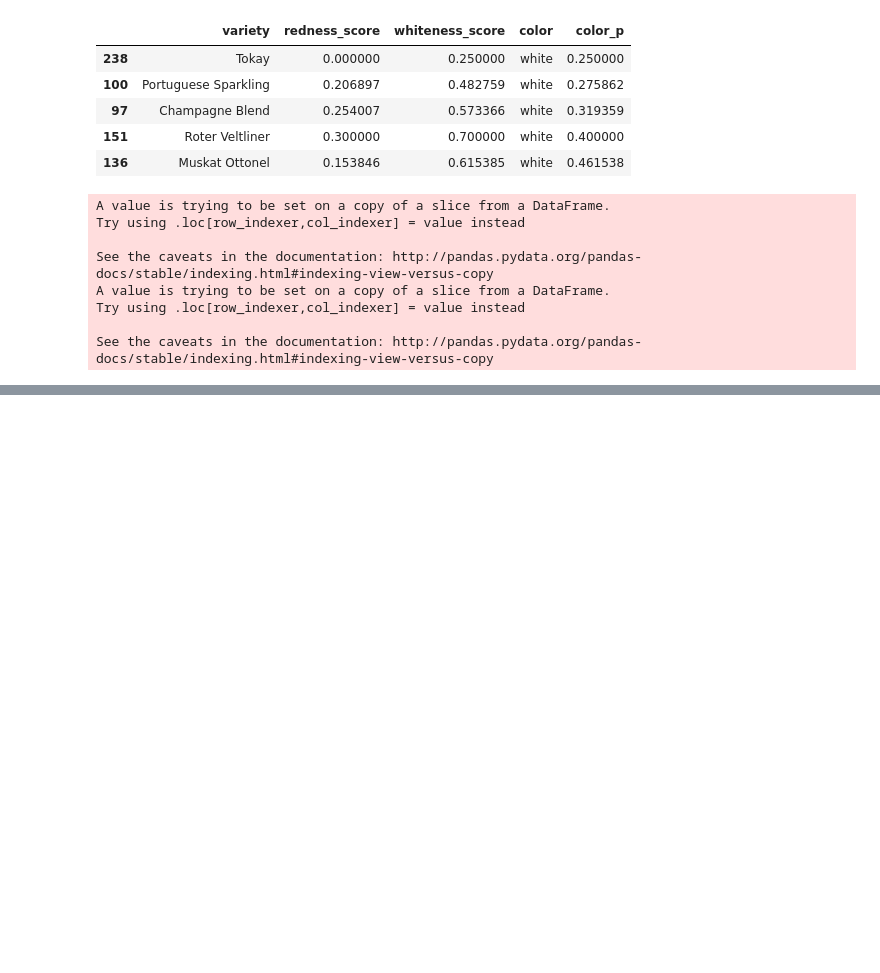
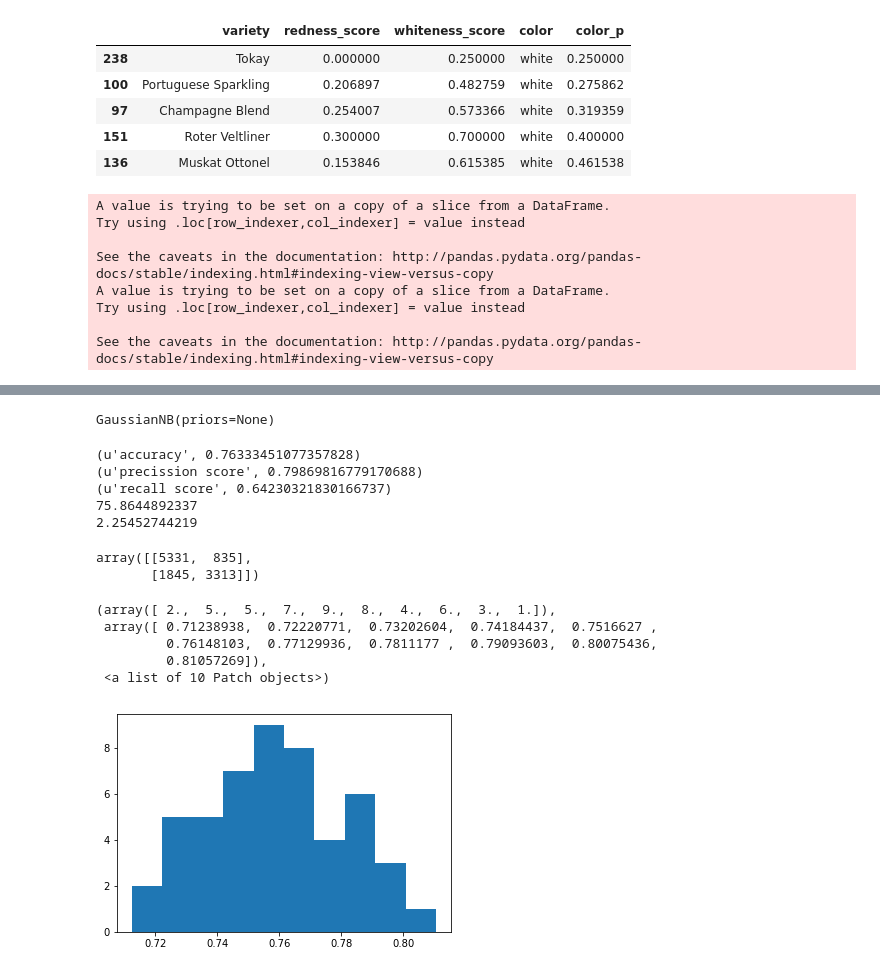
Before and after one commit to pavlafuxova/TFM, a Jupyter notebook: bag_of_words_classifier.ipynb, the cells around one changed output, grey strips where cells are left out. Cells and saved outputs as stored; diff of their text form; code cells hidden in the pictures; blank space fills up the shorter version.

Commit message:
Naive Bayes classifier algorithm

```diff
--- a/bag_of_words_classifier.ipynb
+++ b/bag_of_words_classifier.ipynb
@@ -236,0 +282,15 @@ wine_r['description'] = wine_r['description'].str.lower()
+# %%
+X_test = vectorizer.transform(X_test)
+transformer.fit(X_test)
+X_test = transformer.transform(X_test) # convert to tfidf
+# %%
+X_train = vectorizer.transform(X_train)
+transformer.fit(X_train)
+X_train = transformer.transform(X_train) # convert to tfidf
+# %%
+from sklearn.naive_bayes import GaussianNB
+clf_NB = GaussianNB()
+# %%
+clf_NB.fit(X_train.toarray(),y_train)
+# %% [output]
+GaussianNB(priors=None)
@@ -236,0 +301,17 @@ wine_r['description'] = wine_r['description'].str.lower()
+# %%
+print("accuracy",accuracy_score(clf_NB.predict(X_test.toarray()),y_test))
+print("precission score",precision_score(clf_NB.predict(X_test.toarray()),y_test))
+print("recall score",recall_score(clf_NB.predict(X_test.toarray()),y_test))
+print(np.mean(cross_val_score(clf_NB,X_test.toarray(),y_test,cv=50))*100)
+print(np.std(cross_val_score(clf_NB,X_test.toarray(),y_test,cv=50))*100)
+# %% [output]
+(u'accuracy', 0.76333451077357828)
+(u'precission score', 0.79869816779170688)
+(u'recall score', 0.64230321830166737)
+75.8644892337
+2.25452744219
+# %%
+confusion_matrix(clf_NB.predict(X_test.toarray()),y_test)
+# %% [output]
+array([[5331,  835],
+       [1845, 3313]])
@@ -236,0 +321,9 @@ wine_r['description'] = wine_r['description'].str.lower()
+# %%
+plt.hist(cross_val_score(clf_NB,X_test.toarray(),y_test,cv=50))
+# %% [output]
+(array([ 2.,  5.,  5.,  7.,  9.,  8.,  4.,  6.,  3.,  1.]),
+ array([ 0.71238938,  0.72220771,  0.73202604,  0.74184437,  0.7516627 ,
+         0.76148103,  0.77129936,  0.7811177 ,  0.79093603,  0.80075436,
+         0.81057269]),
+ <a list of 10 Patch objects>)
+[figure, added]
```
Also changed, not shown: parts of 7 cells of this notebook.
